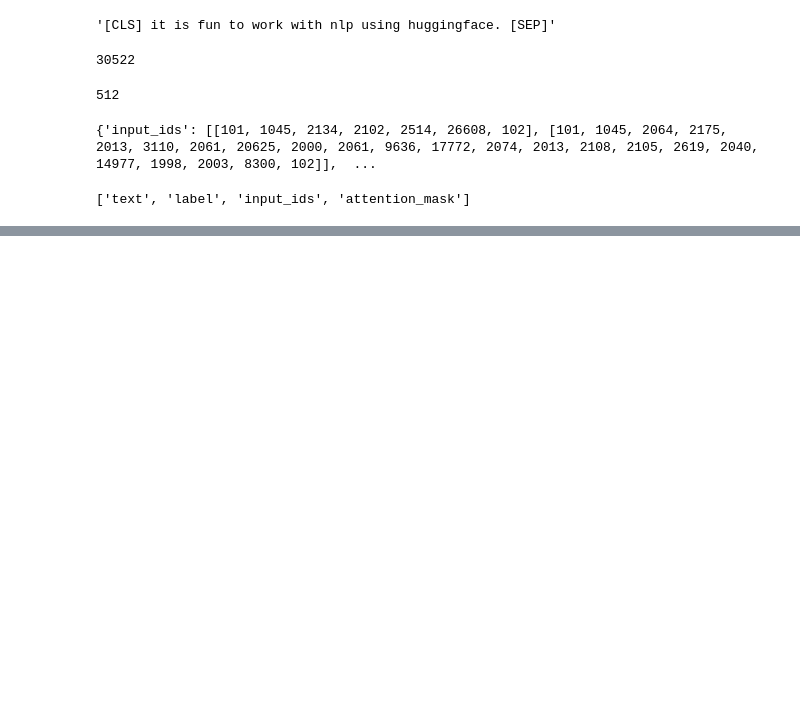
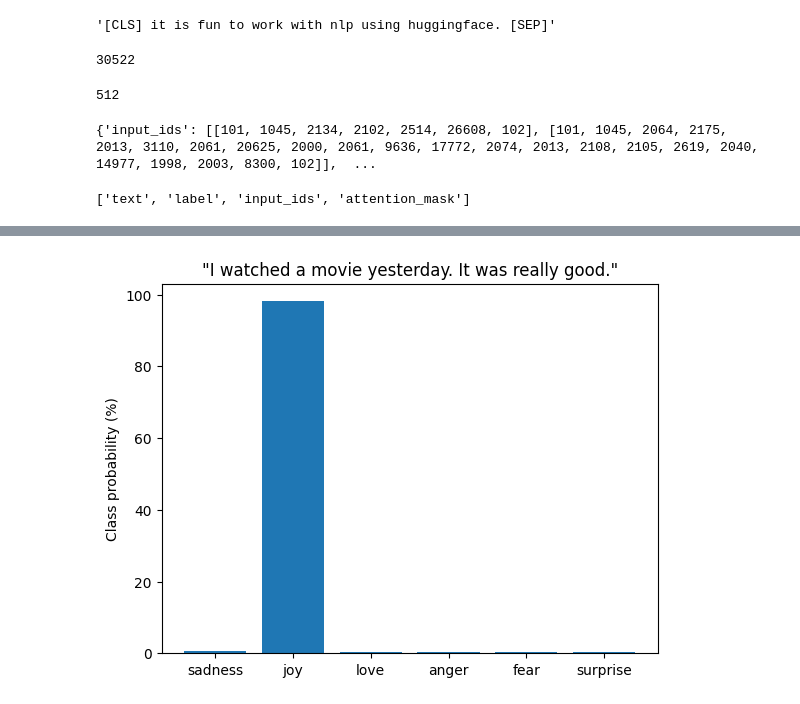
Before and after one commit to TirendazAcademy/Hugging-Face-Tutorials, a Jupyter notebook: Sentiment-Analysis/Emotion-Analysis-with-HuggingFace.ipynb, the cells around one changed output, grey strips where cells are left out. Saved outputs shown, nothing was run; the diff lists cells and outputs as text; code cells hidden in the pictures; blank space fills up the shorter version.

```diff
--- a/Sentiment-Analysis/Emotion-Analysis-with-HuggingFace.ipynb
+++ b/Sentiment-Analysis/Emotion-Analysis-with-HuggingFace.ipynb
@@ -229,0 +343,15 @@ emotions_encoded["train"].column_names
+# %%
+classifier = pipeline("text-classification", model= model_id)
+# %%
+custom_text="I watched a movie yesterday. It was really good."
+# %%
+preds=classifier(custom_text, return_all_scores = True)
+# %%
+preds_df = pd.DataFrame(preds[0])
+# %%
+plt.bar(labels, 100*preds_df["score"])
+plt.title(f'"{custom_text}"')
+plt.ylabel("Class probability (%)")
+plt.show()
+# %% [output]
+[figure, added]
```
Also changed, not shown: parts of 29 cells of this notebook.
